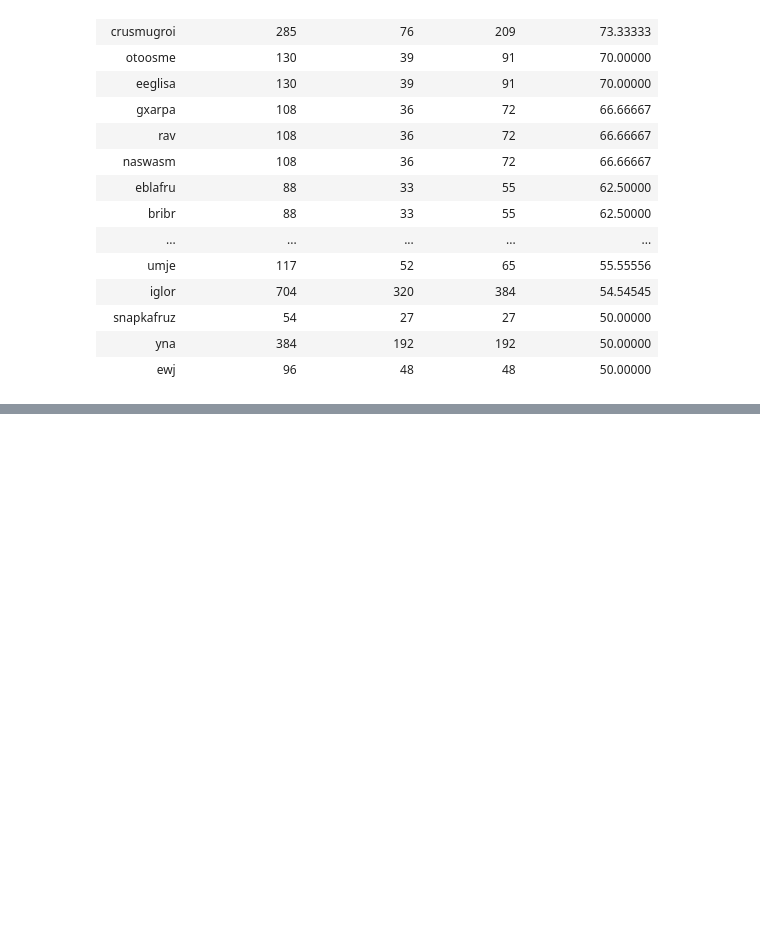
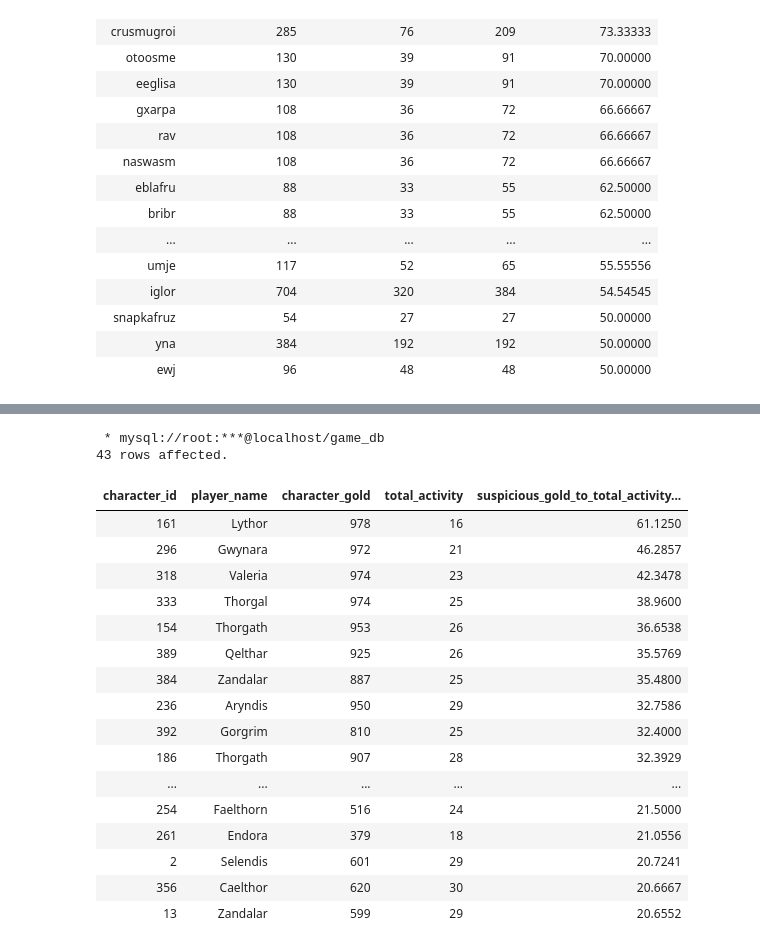
Before and after one commit to nikcho27/game_db, a Jupyter notebook: week4/queries.ipynb, the cells around one changed output, grey strips where cells are left out. Cells and saved outputs as stored; diff of their text form; code cells hidden in the pictures; blank space fills up the shorter version.

```diff
--- a/week4/queries.ipynb
+++ b/week4/queries.ipynb
@@ -181,0 +306,56 @@ LIMIT 20;
+# %%
+%%sql
+SELECT
+    c.character_id,
+    c.name AS player_name,
+    c.gold AS character_gold,
+    (IFNULL(npc_activity, 0) + IFNULL(enemy_activity, 0) + IFNULL(guild_activity, 0) + IFNULL(team_activity, 0)) AS total_activity,
+    (c.gold / (IFNULL(npc_activity, 0) + IFNULL(enemy_activity, 0) + IFNULL(guild_activity, 0) + IFNULL(team_activity, 0))) AS suspicious_gold_to_total_activity_ratio
+FROM
+    `character` AS c
+LEFT JOIN (
+    SELECT character_id, COUNT(*) AS npc_activity
+    FROM `character_npc`
+    WHERE value = 'Talked To'
+    GROUP BY character_id
+) AS npc_activity ON c.character_id = npc_activity.character_id
+LEFT JOIN (
+    SELECT character_id, COUNT(*) AS enemy_activity
+    FROM `character_enemy`
+    GROUP BY character_id
+) AS enemy_activity ON c.character_id = enemy_activity.character_id
+LEFT JOIN (
+    SELECT character_id, COUNT(*) AS guild_activity
+    FROM `character_guild`
+    GROUP BY character_id
+) AS guild_activity ON c.character_id = guild_activity.character_id
+LEFT JOIN (
+    SELECT character_id, COUNT(*) AS team_activity
+    FROM `character_team`
+    WHERE value = 'Joined'
+    GROUP BY character_id
+) AS team_activity ON c.character_id = team_activity.character_id
+HAVING
+    suspicious_gold_to_total_activity_ratio > 20
+ORDER BY
+    suspicious_gold_to_total_activity_ratio DESC;
+# %% [output]
+ * mysql://root:***@localhost/game_db
+43 rows affected.
+| character_id | player_name | character_gold | total_activity | suspicious_gold_to_total_activity... |
+| 161 | Lythor | 978 | 16 | 61.1250 |
+| 296 | Gwynara | 972 | 21 | 46.2857 |
+| 318 | Valeria | 974 | 23 | 42.3478 |
+| 333 | Thorgal | 974 | 25 | 38.9600 |
+| 154 | Thorgath | 953 | 26 | 36.6538 |
+| 389 | Qelthar | 925 | 26 | 35.5769 |
+| 384 | Zandalar | 887 | 25 | 35.4800 |
+| 236 | Aryndis | 950 | 29 | 32.7586 |
+| 392 | Gorgrim | 810 | 25 | 32.4000 |
+| 186 | Thorgath | 907 | 28 | 32.3929 |
+| ... | ... | ... | ... | ... |
+| 254 | Faelthorn | 516 | 24 | 21.5000 |
+| 261 | Endora | 379 | 18 | 21.0556 |
+| 2 | Selendis | 601 | 29 | 20.7241 |
+| 356 | Caelthor | 620 | 30 | 20.6667 |
+| 13 | Zandalar | 599 | 29 | 20.6552 |
```
Also changed, not shown: parts of 28 cells of this notebook, 1 other file.
